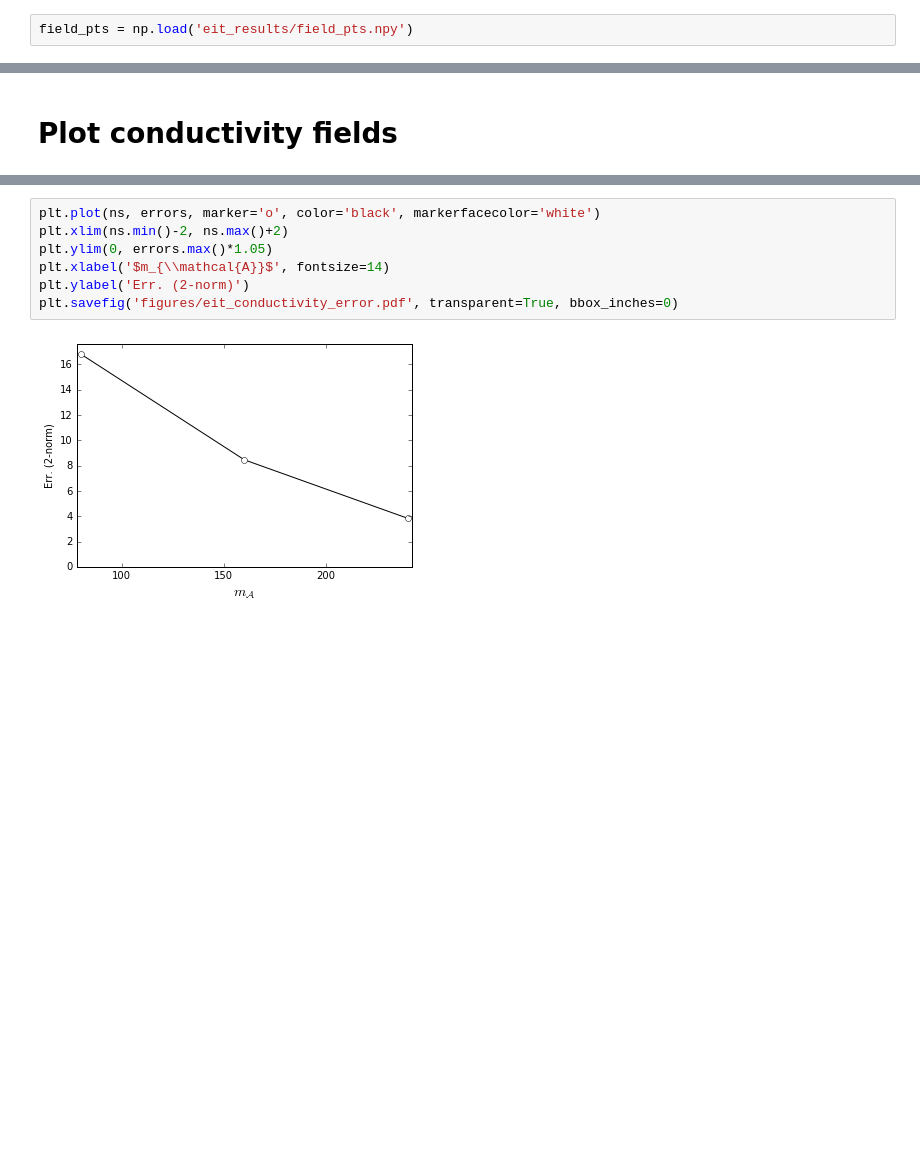
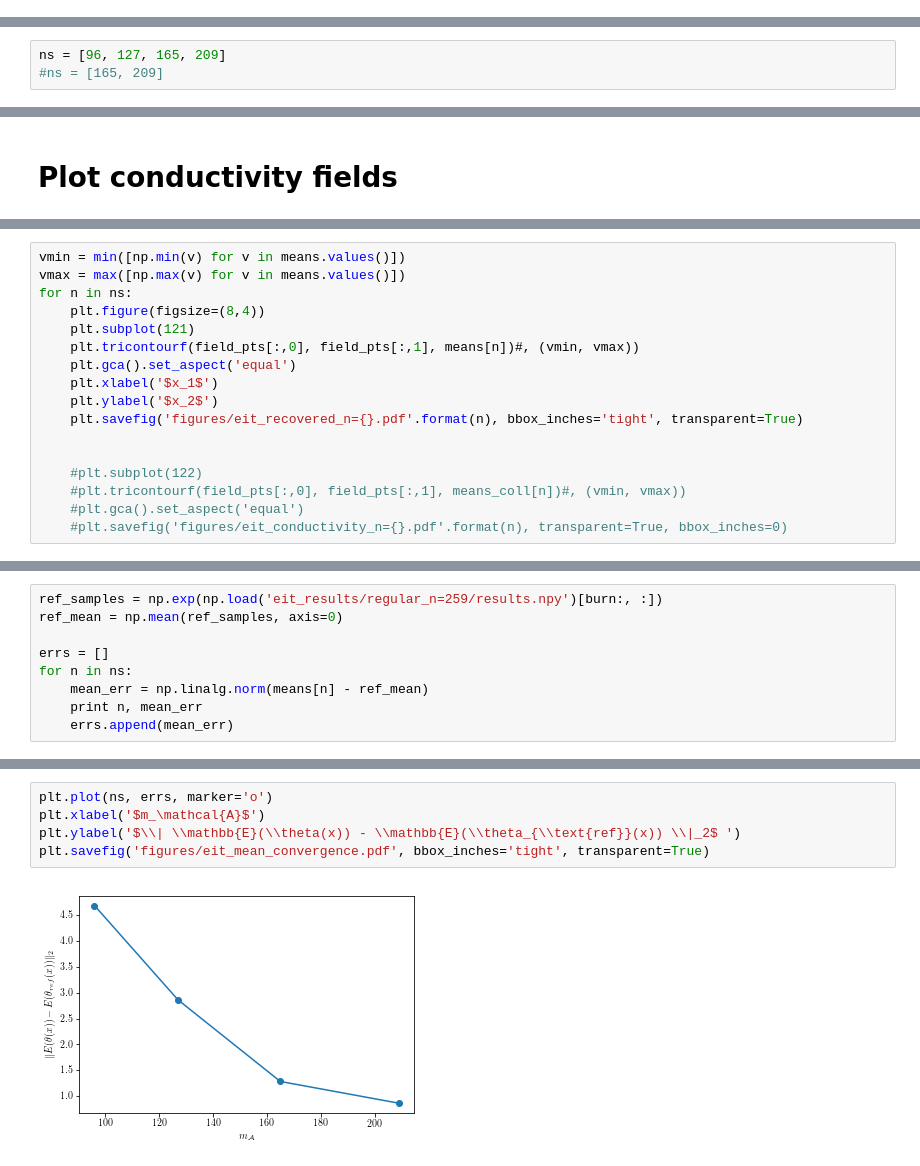
Before and after one commit to jcockayne/bayesian_pdes, a Jupyter notebook: notebooks/EIT_Results_Plotting.ipynb, the cells around one changed output, grey strips where cells are left out. Cells and saved outputs as stored; diff of their text form; blank space fills up the shorter version.

```diff
--- a/notebooks/EIT_Results_Plotting.ipynb
+++ b/notebooks/EIT_Results_Plotting.ipynb
@@ -15,2 +96,0 @@ np.save('eit_results/std_bayes_ed_n=80.npy', tb[-5000:].std(axis=0))
-# %%
-field_pts = np.load('eit_results/field_pts.npy')
@@ -160,0 +97,3 @@ plt.savefig('figures/eit_variance_n={}_compare.pdf'.format(n_pts), transparent=T
+# %%
+ns = [96, 127, 165, 209]
+#ns = [165, 209]
@@ -176,0 +204,17 @@ for ix, n in enumerate(ns):
+# %%
+vmin = min([np.min(v) for v in means.values()])
+vmax = max([np.max(v) for v in means.values()])
+for n in ns:
+    plt.figure(figsize=(8,4))
+    plt.subplot(121)
+    plt.tricontourf(field_pts[:,0], field_pts[:,1], means[n])#, (vmin, vmax))
+    plt.gca().set_aspect('equal')
+    plt.xlabel('$x_1$')
+    plt.ylabel('$x_2$')
+    plt.savefig('figures/eit_recovered_n={}.pdf'.format(n), bbox_inches='tight', transparent=True)
+
+
+    #plt.subplot(122)
+    #plt.tricontourf(field_pts[:,0], field_pts[:,1], means_coll[n])#, (vmin, vmax))
+    #plt.gca().set_aspect('equal')
+    #plt.savefig('figures/eit_conductivity_n={}.pdf'.format(n), transparent=True, bbox_inches=0)
@@ -176,0 +226,9 @@ for ix, n in enumerate(ns):
+# %%
+ref_samples = np.exp(np.load('eit_results/regular_n=259/results.npy')[burn:, :])
+ref_mean = np.mean(ref_samples, axis=0)
+
+errs = []
+for n in ns:
+    mean_err = np.linalg.norm(means[n] - ref_mean)
+    print n, mean_err
+    errs.append(mean_err)
@@ -177,9 +248,7 @@ for ix, n in enumerate(ns):
 # %%
-plt.plot(ns, errors, marker='o', color='black', markerfacecolor='white')
-plt.xlim(ns.min()-2, ns.max()+2)
-plt.ylim(0, errors.max()*1.05)
-plt.xlabel('$m_{\\mathcal{A}}$', fontsize=14)
-plt.ylabel('Err. (2-norm)')
-plt.savefig('figures/eit_conductivity_error.pdf', transparent=True, bbox_inches=0)
+plt.plot(ns, errs, marker='o')
+plt.xlabel('$m_\mathcal{A}$')
+plt.ylabel('$\\| \\mathbb{E}(\\theta(x)) - \\mathbb{E}(\\theta_{\\text{ref}}(x)) \\|_2$ ')
+plt.savefig('figures/eit_mean_convergence.pdf', bbox_inches='tight', transparent=True)
 # %% [output]
-[figure, old version]
+[figure, new version]
```
Also changed, not shown: parts of 33 cells of this notebook, 3 other files.
